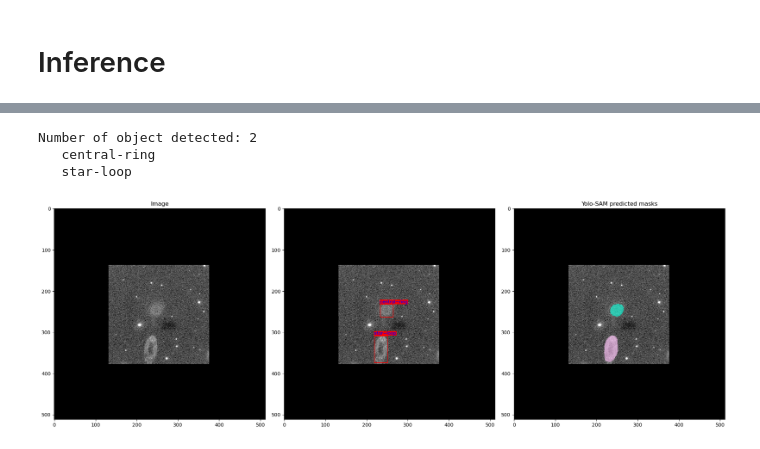
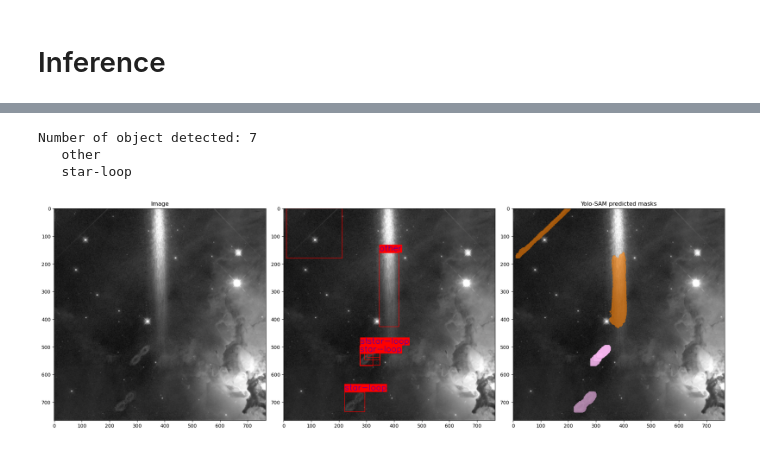
Before and after one commit to ESA-Datalabs/XAMI-model, a Jupyter notebook: dataset_and_model.ipynb, the cells around one changed output, grey strips where cells are left out. Cells and saved outputs as stored; diff of their text form; code cells hidden in the pictures.

```diff
--- a/dataset_and_model.ipynb
+++ b/dataset_and_model.ipynb
@@ -107,15 +107,16 @@ Checkpoints saved in ./xami_model/train/weights/
 # %%
 from xami_model.inference.xami_inference import InferXami
 
-detr_checkpoint = './xami_model/train/rt-detr-iter0/rtdetr-l4/weights/last.pt'
-# detr_checkpoint = './xami_modeltrain/yolov8-segm-0/yolov8n-seg6/weights/best.pt'
-sam_checkpoint = './xami_model/train/output_sam_8/sam_0_2024-06-05 13:08:02.871454_best.pth'
+detr_checkpoint = './xami_model/train/weights/yolo_weights/yolov8_detect_300e_last.pt'
+sam_checkpoint = './xami_model/train/weights/sam_weights/sam_0_best.pth'
 
-# the SAM checkpoint and model_type (vit_h, vit_t, etc.) must be compatible
+#❗️the SAM checkpoint and model_type (vit_h, vit_t, etc.) must be compatible
+#❗️the detr_type and its checkpoints must be compatible
 detr_sam_pipeline = InferXami(
-    device='cuda:0',
+    device='cuda:2',
     detr_checkpoint=detr_checkpoint,
     sam_checkpoint=sam_checkpoint,
     model_type='vit_t',
-    use_detr_masks=False)
+    use_detr_masks=True,
+    detr_type='yolo') # 'rt-detr' or 'yolo'
 # %% [output]
@@ -123,7 +132,7 @@ Initializing the model...
 # %%
-masks = detr_sam_pipeline.run_predict('./example_images/S0893811101_M.png', show_masks=True)
+masks = detr_sam_pipeline.run_predict('./example_images/hubble_artefacts.png', show_masks=True)
 # %% [output]
-Number of object detected: 2
-   central-ring
+Number of object detected: 7
+   other
    star-loop
-[figure, old version]
+[figure, new version]
```
Also changed, not shown: parts of 18 cells of this notebook.
